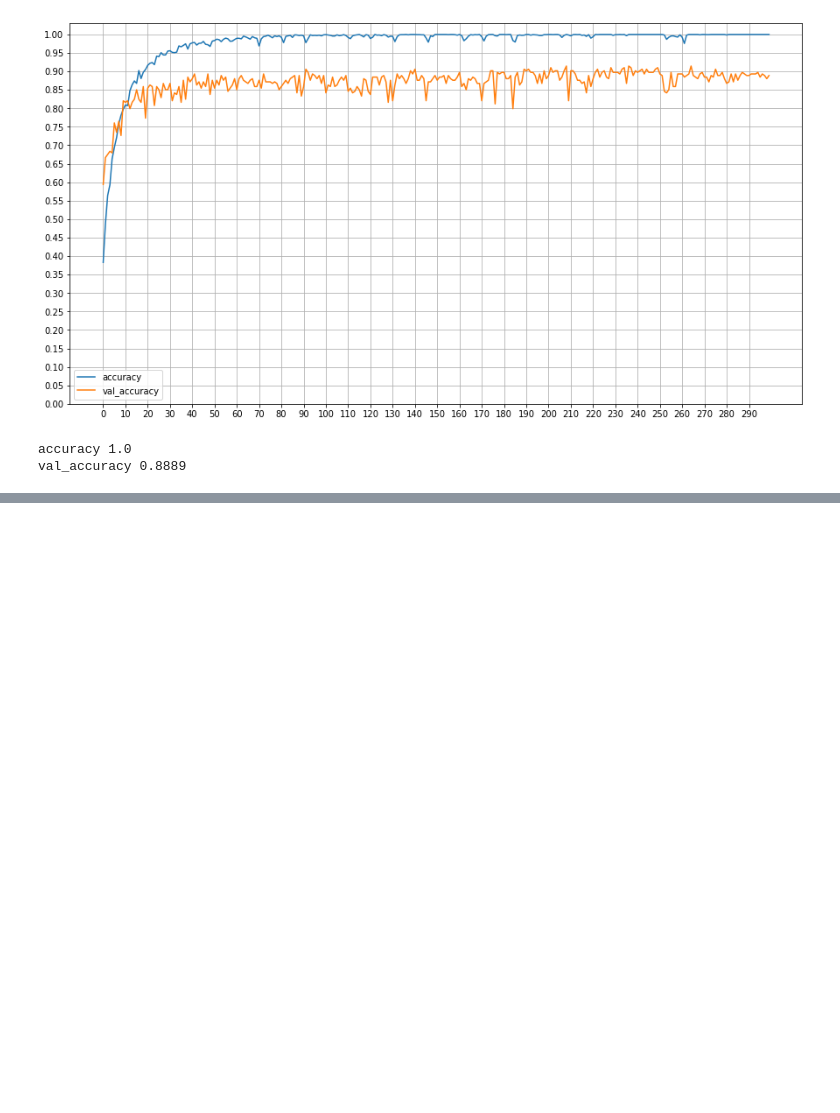
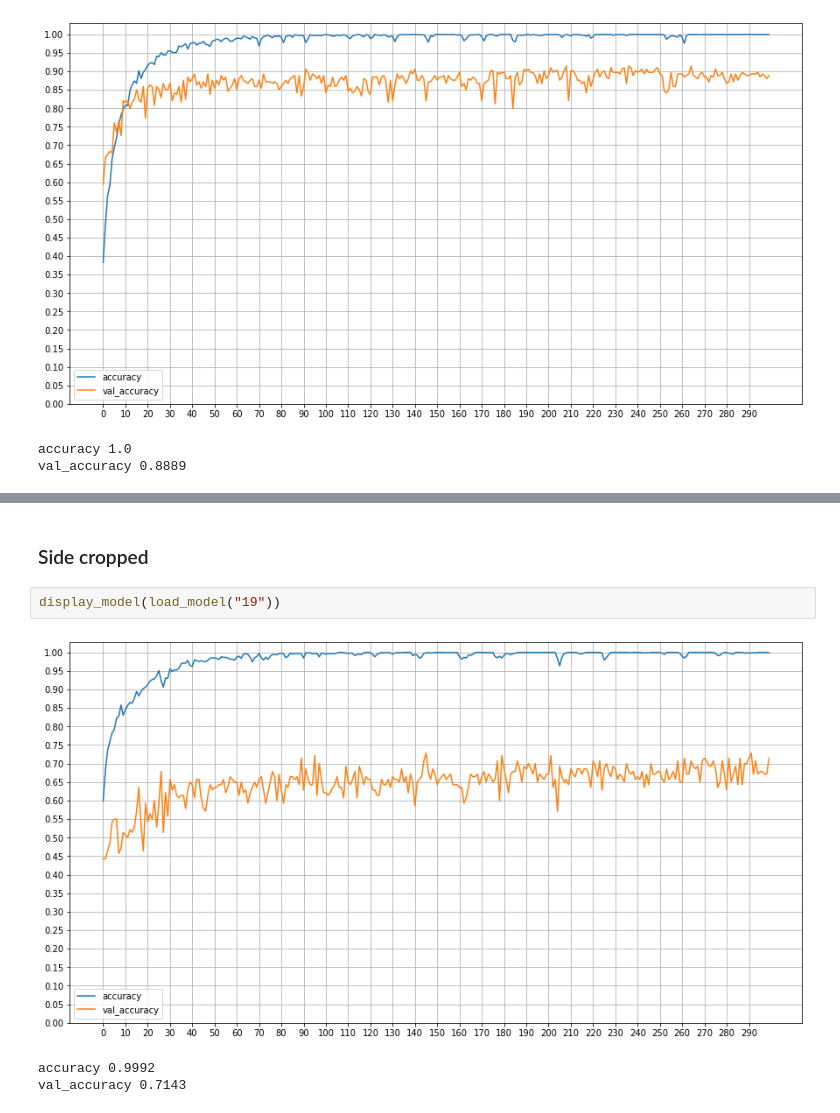
Before and after one commit to botiose/majurca, a Jupyter notebook: visualize.ipynb, the cells around one changed output, grey strips where cells are left out. Drawn from its saved outputs; the diff is of its cells as text; blank space fills up the shorter version.

```diff
--- a/visualize.ipynb
+++ b/visualize.ipynb
@@ -133,0 +150,8 @@ val_accuracy 0.8889
+# %% [markdown]
+<h3>Side cropped</h3>
+# %%
+display_model(load_model("19"))
+# %% [output]
+[figure, added]
+accuracy 0.9992
+val_accuracy 0.7143
```
Also changed, not shown: parts of 18 cells of this notebook, 13 other files.
